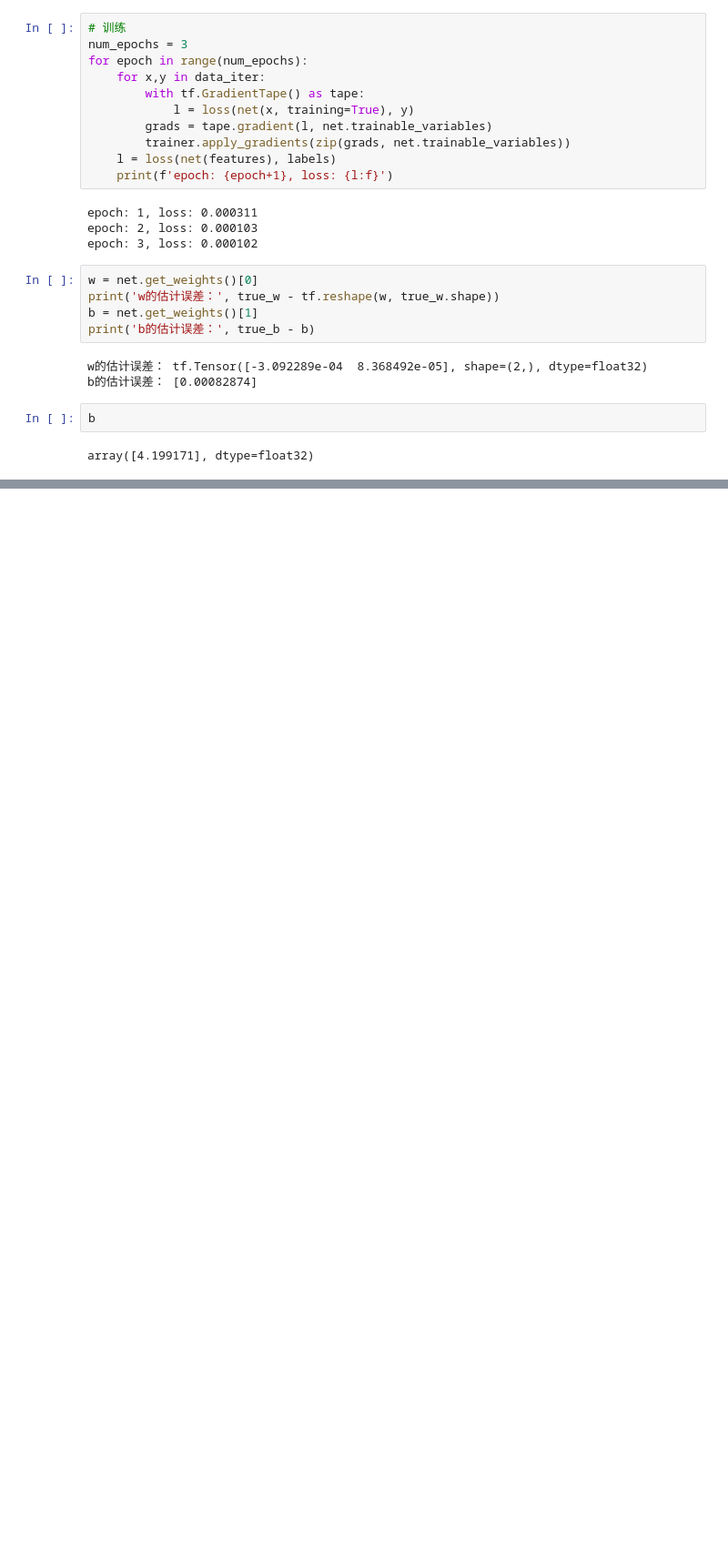
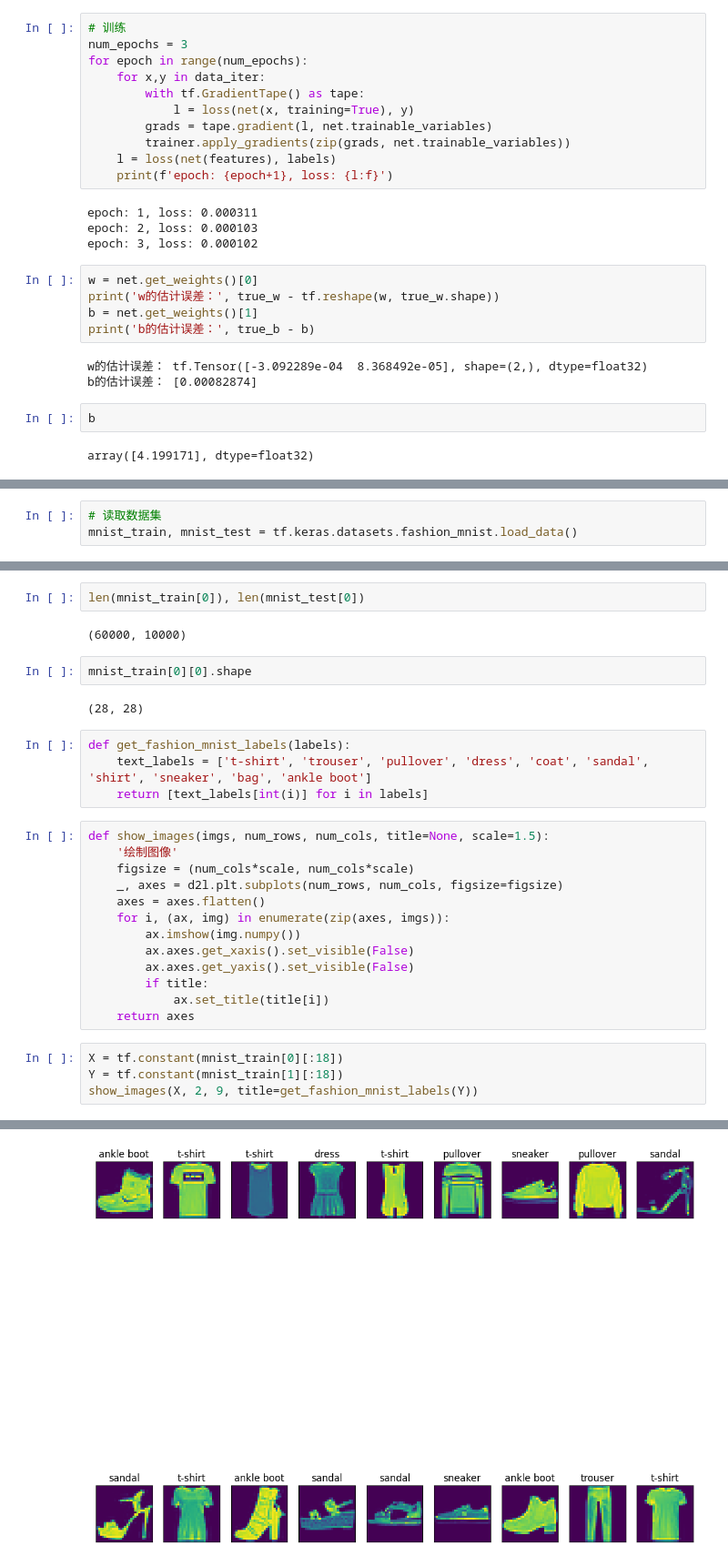
Before and after one commit to MonkeyTB/DiveIntoDeepLearning, a Jupyter notebook: Code/TF/3.线性神经网络.ipynb, the cells around one changed output, grey strips where cells are left out. Shown at 91% size. Saved outputs shown, nothing was run; the diff lists cells and outputs as text; blank space fills up the shorter version.

```diff
--- a/Code/TF/3.线性神经网络.ipynb
+++ b/Code/TF/3.线性神经网络.ipynb
@@ -246,0 +253,3 @@ array([4.199171], dtype=float32)
+# %%
+# 读取数据集
+mnist_train, mnist_test = tf.keras.datasets.fashion_mnist.load_data()
@@ -246,0 +268,30 @@ array([4.199171], dtype=float32)
+# %%
+len(mnist_train[0]), len(mnist_test[0])
+# %% [output]
+(60000, 10000)
+# %%
+mnist_train[0][0].shape
+# %% [output]
+(28, 28)
+# %%
+def get_fashion_mnist_labels(labels):
+    text_labels = ['t-shirt', 'trouser', 'pullover', 'dress', 'coat', 'sandal', 'shirt', 'sneaker', 'bag', 'ankle boot']
+    return [text_labels[int(i)] for i in labels]
+# %%
+def show_images(imgs, num_rows, num_cols, title=None, scale=1.5):
+    '绘制图像'
+    figsize = (num_cols*scale, num_cols*scale)
+    _, axes = d2l.plt.subplots(num_rows, num_cols, figsize=figsize)
+    axes = axes.flatten()
+    for i, (ax, img) in enumerate(zip(axes, imgs)):
+        ax.imshow(img.numpy())
+        ax.axes.get_xaxis().set_visible(False)
+        ax.axes.get_yaxis().set_visible(False)
+        if title:
+            ax.set_title(title[i])
+    return axes
+# %%
+X = tf.constant(mnist_train[0][:18])
+Y = tf.constant(mnist_train[1][:18])
+show_images(X, 2, 9, title=get_fashion_mnist_labels(Y))
+# %% [output]
@@ -246,0 +316 @@ array([4.199171], dtype=float32)
+[figure, added]
```
Also changed, not shown: parts of 13 cells of this notebook.
